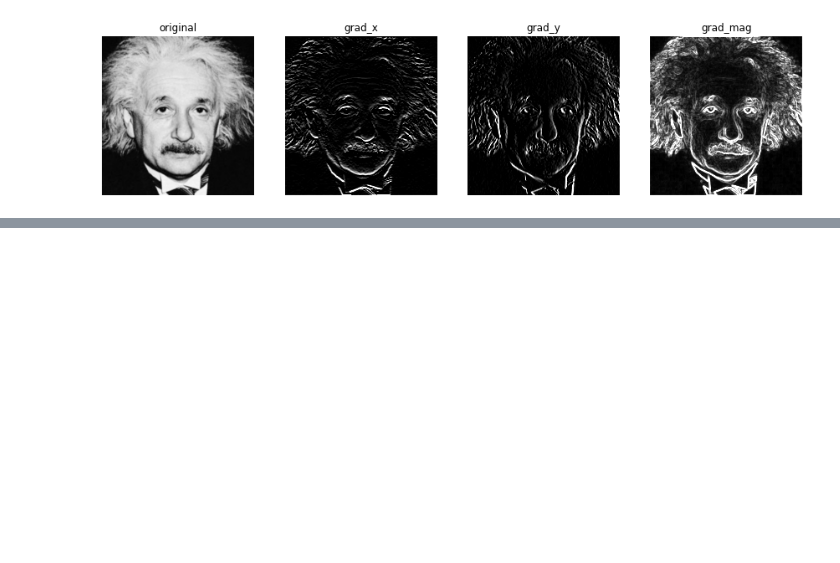
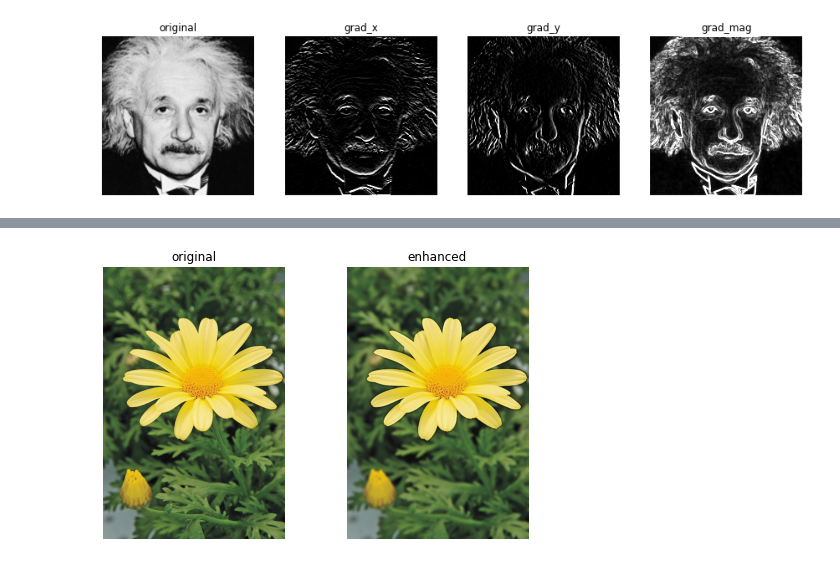
Before and after one commit to KCSAbeywickrama/EN2550-Excercises, a Jupyter notebook: Assignment_01/190018V_a01_codes.ipynb, the cells around one changed output, grey strips where cells are left out. Saved outputs shown, nothing was run; the diff lists cells and outputs as text; code cells hidden in the pictures; blank space fills up the shorter version.

```diff
--- a/Assignment_01/190018V_a01_codes.ipynb
+++ b/Assignment_01/190018V_a01_codes.ipynb
@@ -213,0 +245,15 @@ for axi in ax.ravel(): axi.axis('off')
+# %%
+# 7 (b)
+
+imgBgBlur=cv.GaussianBlur(imgBg,(9,9),12)
+imgEnhnsd=np.bitwise_or(imgFg,imgBgBlur)
+fig,ax=plt.subplots(1,2,figsize=(8,5))
+
+ax[0].imshow(cv.cvtColor(img,cv.COLOR_BGR2RGB))
+ax[0].set_title('original')
+ax[1].imshow(cv.cvtColor(imgEnhnsd,cv.COLOR_BGR2RGB))
+ax[1].set_title('enhanced')
+
+for axi in ax.ravel(): axi.axis('off')
+# %% [output]
+[figure, added]
```
Also changed, not shown: parts of 3 cells of this notebook.
